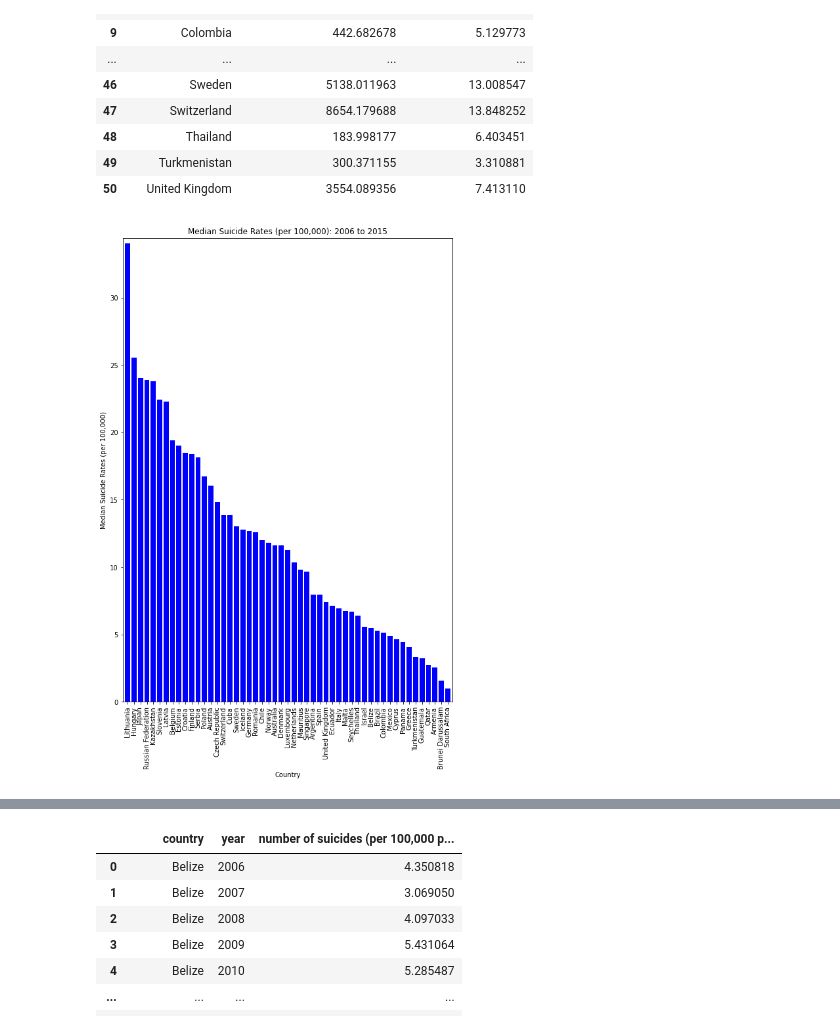
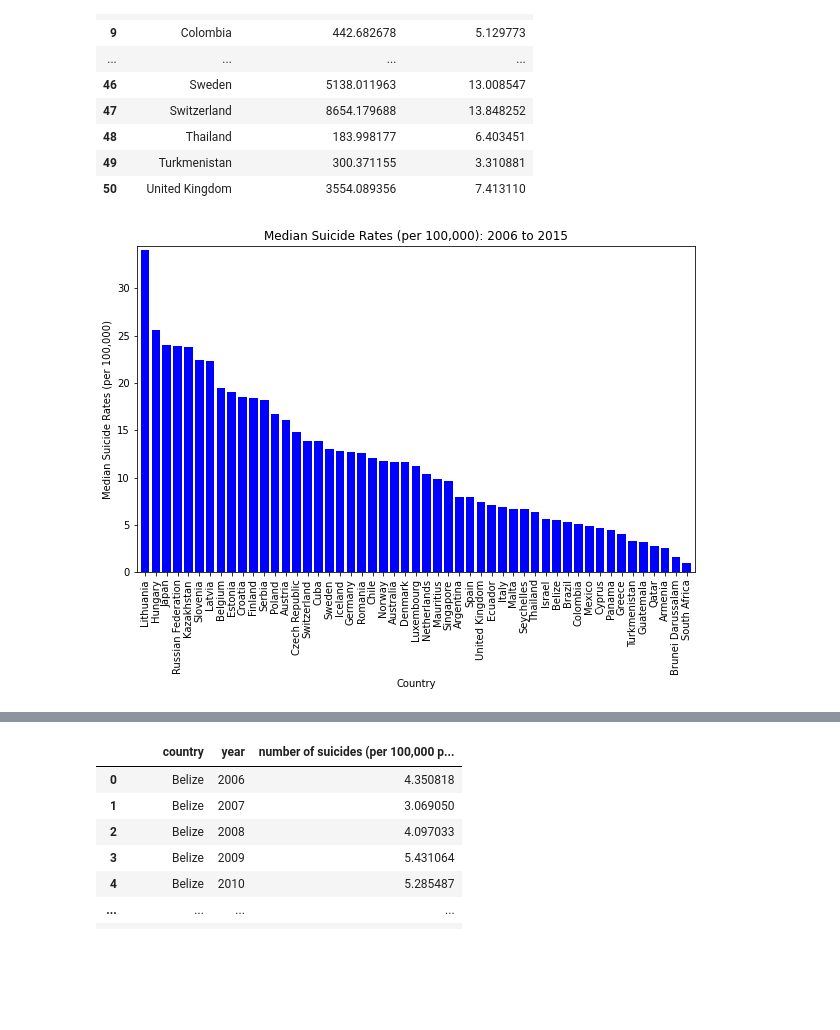
Before and after one commit to jfield24/Project-1, a Jupyter notebook: descriptives_data.ipynb, the cells around one changed output, grey strips where cells are left out. Cells and saved outputs as stored; diff of their text form; code cells hidden in the pictures; blank space fills up the shorter version.

```diff
--- a/descriptives_data.ipynb
+++ b/descriptives_data.ipynb
@@ -424,24 +425,24 @@ medians_df_SR=medians_df.sort_values("Median_Suicide_Rate",ascending=False)
 # %%
 # make bar chart of median suicide rates
 countries_sr = medians_df_SR['Median_Suicide_Rate'].tolist()
 countries = medians_df_SR['Country'].tolist()
 x_axis=np.arange(len(countries))
-plt.subplots(figsize=(9,13))
+plt.subplots(figsize=(10,6))
 plt.bar(x_axis, countries_sr, color="b", align="center")
 plt.xticks(x_axis, countries, rotation='vertical')
 # Set the limits of the x axis
 plt.xlim(-0.75, len(x_axis)-0.25)
 # Set the limits of the y axis
 plt.ylim(0, max(countries_sr)+0.4)
 # Give the chart a title, x label, and y label
 plt.title("Median Suicide Rates (per 100,000): 2006 to 2015")
 plt.xlabel("Country")
 plt.ylabel("Median Suicide Rates (per 100,000)")
 # Save an image of the chart and print it to the screen
 plt.savefig("images/MedianSR_barchart.png")
 plt.show()
 # %% [output]
-[figure, old version]
+[figure, new version]
 # %%
 #sort medians df on ExpR
 medians_df_Exp=medians_df.sort_values("Median_Health_Expenditure", ascending=False)
```
Also changed, not shown: parts of 27 cells of this notebook, 8 other files.
